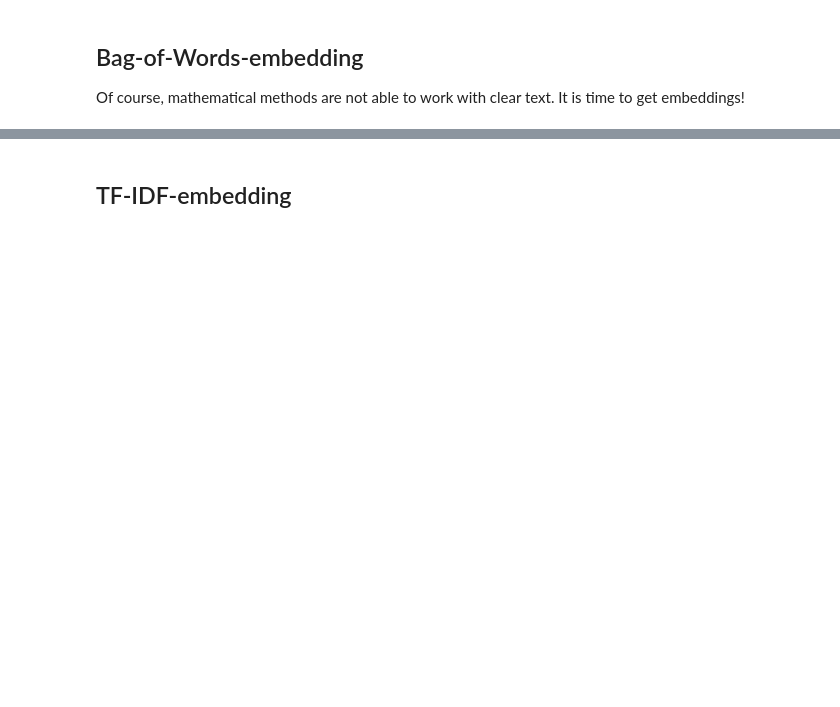
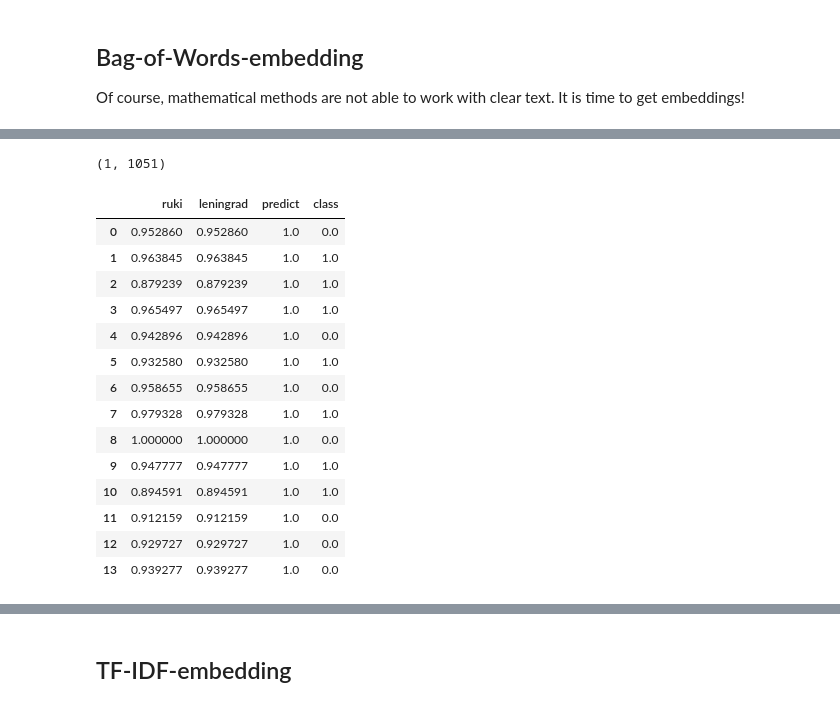
Before and after one commit to breadrock1/ML-labs, a Jupyter notebook: lab6/L6_NLP.ipynb, the cells around one changed output, grey strips where cells are left out. Drawn from its saved outputs; the diff is of its cells as text; code cells hidden in the pictures; blank space fills up the shorter version.

```diff
--- a/lab6/L6_NLP.ipynb
+++ b/lab6/L6_NLP.ipynb
@@ -94,0 +104,34 @@ bof_train.toarray().shape
+# %%
+r_mean_bof = np.sum(bof_train[y_train.equals(0)], axis=0)
+r_mean_bof.shape
+# %% [output]
+(1, 1051)
+# %%
+l_mean_bof = np.sum(bof_train[y_train.equals(1)], axis=0)
+# %%
+from scipy.spatial.distance import cosine
+bof_r = np.apply_along_axis(cosine, 1, bof_test.toarray(), v=r_mean_bof)
+bof_l = np.apply_along_axis(cosine, 1, bof_test.toarray(), v=l_mean_bof)
+
+bof_results = pd.DataFrame([
+    bof_r,
+    bof_l,
+    np.maximum(bof_r, bof_l) == bof_l,
+    y_test], index=["ruki", "leningrad", "predict", "class"]).T.astype(np.float)
+bof_results
+# %% [output]
+|  | ruki | leningrad | predict | class |
+| 0 | 0.952860 | 0.952860 | 1.0 | 0.0 |
+| 1 | 0.963845 | 0.963845 | 1.0 | 1.0 |
+| 2 | 0.879239 | 0.879239 | 1.0 | 1.0 |
+| 3 | 0.965497 | 0.965497 | 1.0 | 1.0 |
+| 4 | 0.942896 | 0.942896 | 1.0 | 0.0 |
+| 5 | 0.932580 | 0.932580 | 1.0 | 1.0 |
+| 6 | 0.958655 | 0.958655 | 1.0 | 0.0 |
+| 7 | 0.979328 | 0.979328 | 1.0 | 1.0 |
+| 8 | 1.000000 | 1.000000 | 1.0 | 0.0 |
+| 9 | 0.947777 | 0.947777 | 1.0 | 1.0 |
+| 10 | 0.894591 | 0.894591 | 1.0 | 1.0 |
+| 11 | 0.912159 | 0.912159 | 1.0 | 0.0 |
+| 12 | 0.929727 | 0.929727 | 1.0 | 0.0 |
+| 13 | 0.939277 | 0.939277 | 1.0 | 0.0 |
```
Also changed, not shown: parts of 55 cells of this notebook, 37 other files.
